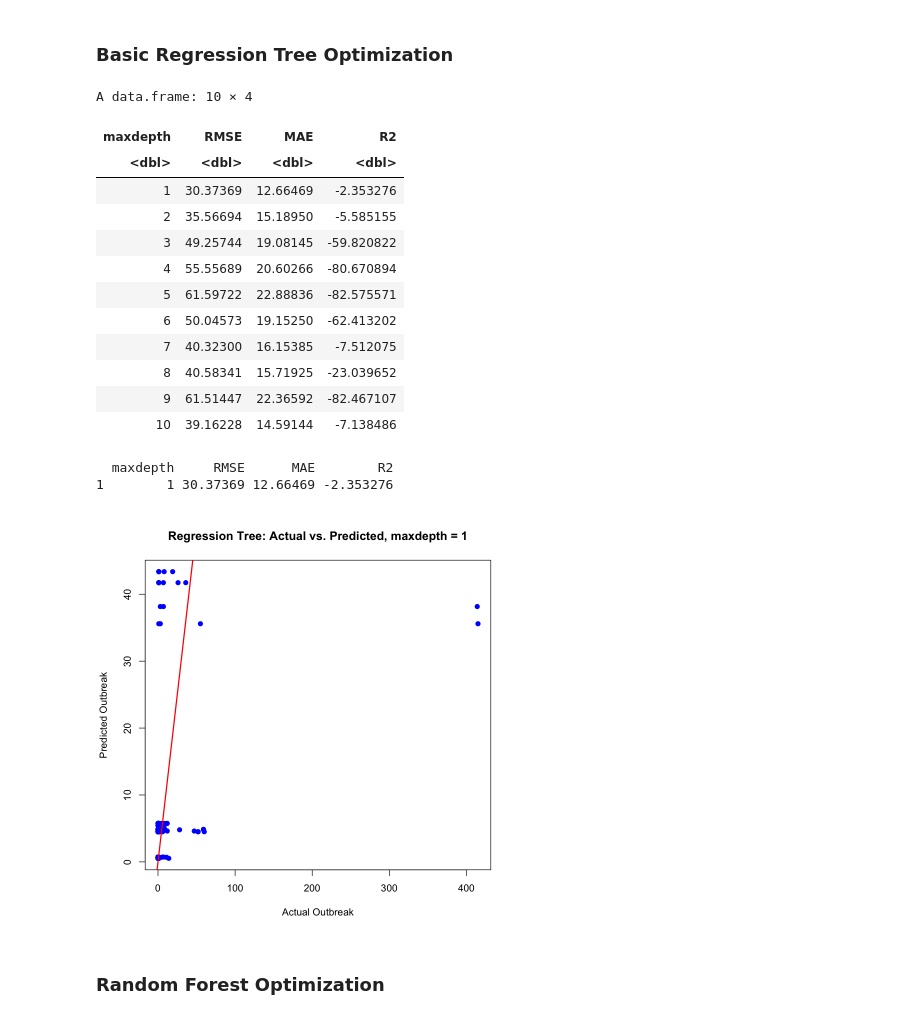
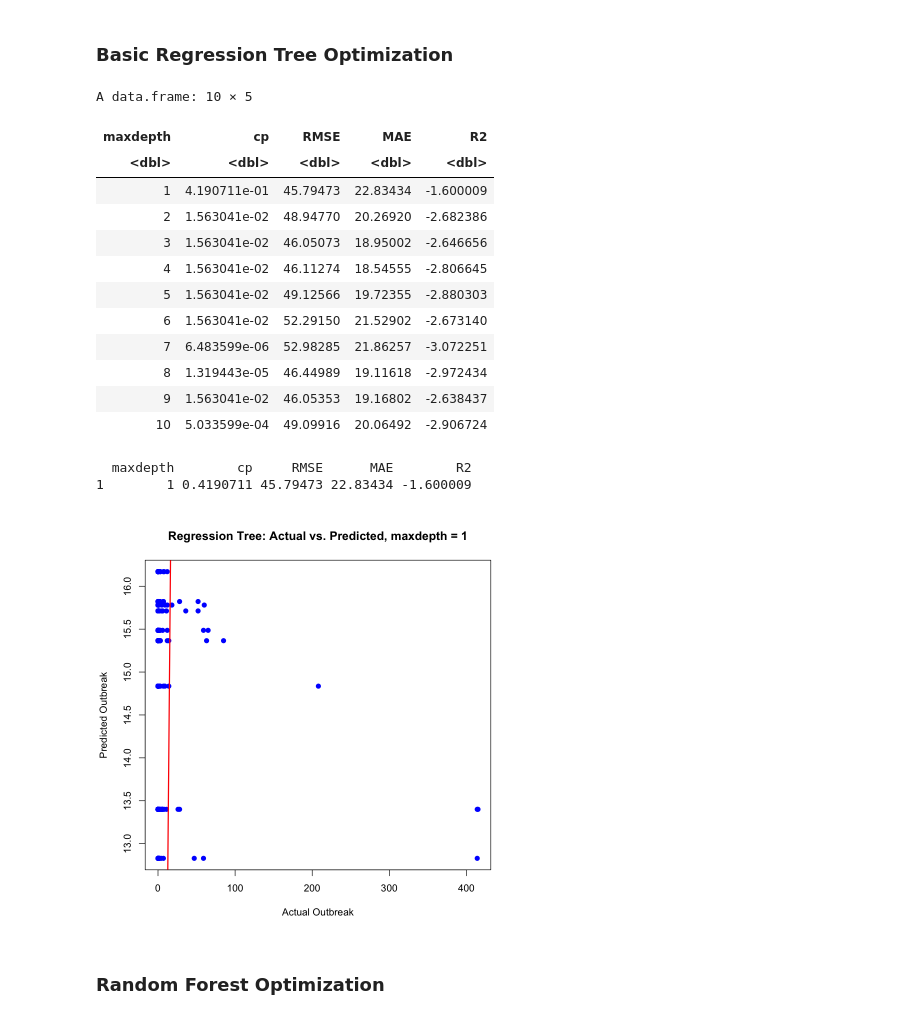
Before and after one commit to aichacamara/Measles-Outbreak-and-Public-Policy-Reluctance, a Jupyter notebook: 2026SU/regression_tree.ipynb, the cells around one changed output. Drawn from its saved outputs; the diff is of its cells as text; code cells hidden in the pictures.

```diff
--- a/2026SU/regression_tree.ipynb
+++ b/2026SU/regression_tree.ipynb
@@ -336,8 +323,8 @@ for(i in maxdepths){
     mod <- rpart(outbreak ~ .,
                  data    = fold_train,
                  method  = "anova",
-                 weights = ceiling(fold_train$population),
-                 control = rpart.control(maxdepth = i))
+                 #weights = ceiling(fold_train$population),
+                 control = rpart.control(maxdepth = i, cp = -1))
 
     cp_table <- mod$cptable
     opt_cp   <- as.numeric(cp_table[which.min(cp_table[, "xerror"]), "CP"])[1]
@@ -347,60 +334,61 @@ for(i in maxdepths){
     actual_values <- fold_test$outbreak
 
     depth_predictions <- rbind(depth_predictions, data.frame(
-      actual = actual_values,
+      actual    = actual_values,
       predicted = predictions
     ))
 
     fold_rmse <- c(fold_rmse, sqrt(mean((actual_values - predictions)^2)))
-    fold_mae  <- c(fold_mae, mean(abs(actual_values - predictions)))
+    fold_mae  <- c(fold_mae,  mean(abs(actual_values - predictions)))
 
     rss     <- sum((actual_values - predictions)^2)
     tss     <- sum((actual_values - mean(actual_values))^2)
-    fold_r2 <- c(fold_r2, 1 - (rss / tss))
+    fold_r2 <- c(fold_r2, if(tss == 0) NA else 1 - (rss / tss))
   }
 
   pred_plot_data[[as.character(i)]] <- depth_predictions
 
   results <- rbind(results, data.frame(
-    maxdepth = i,
-    RMSE     = mean(fold_rmse, na.rm = TRUE),
-    MAE      = mean(fold_mae,  na.rm = TRUE),
-    R2       = mean(fold_r2,   na.rm = TRUE)
+    maxdepth      = i,
+    cp            = opt_cp,
+    RMSE          = mean(fold_rmse, na.rm = TRUE),
+    MAE           = mean(fold_mae,  na.rm = TRUE),
+    R2            = mean(fold_r2,   na.rm = TRUE)
   ))
 }
 
 results
 best_clas <- results[which.max(results$R2), ]
 print(best_clas)
 
-best_depth <- best_clas$maxdepth[1]
+best_depth     <- best_clas$maxdepth[1]
 best_plot_data <- pred_plot_data[[as.character(best_depth)]]
 
 plot(best_plot_data$actual, best_plot_data$predicted,
      main = paste("Regression Tree: Actual vs. Predicted, maxdepth =", best_depth),
      xlab = "Actual Outbreak",
      ylab = "Predicted Outbreak",
-     pch = 19,
-     col = "blue")
+     pch  = 19,
+     col  = "blue")
 
 abline(0, 1, col = "red", lwd = 2)
 # %% [output]
-A data.frame: 10 × 4
+A data.frame: 10 × 5
-| maxdepth | RMSE | MAE | R2 |
-| <dbl> | <dbl> | <dbl> | <dbl> |
-| 1 | 30.37369 | 12.66469 | -2.353276 |
-| 2 | 35.56694 | 15.18950 | -5.585155 |
-| 3 | 49.25744 | 19.08145 | -59.820822 |
-| 4 | 55.55689 | 20.60266 | -80.670894 |
-| 5 | 61.59722 | 22.88836 | -82.575571 |
-| 6 | 50.04573 | 19.15250 | -62.413202 |
-| 7 | 40.32300 | 16.15385 | -7.512075 |
-| 8 | 40.58341 | 15.71925 | -23.039652 |
-| 9 | 61.51447 | 22.36592 | -82.467107 |
-| 10 | 39.16228 | 14.59144 | -7.138486 |
+| maxdepth | cp | RMSE | MAE | R2 |
+| <dbl> | <dbl> | <dbl> | <dbl> | <dbl> |
+| 1 | 4.190711e-01 | 45.79473 | 22.83434 | -1.600009 |
+| 2 | 1.563041e-02 | 48.94770 | 20.26920 | -2.682386 |
+| 3 | 1.563041e-02 | 46.05073 | 18.95002 | -2.646656 |
+| 4 | 1.563041e-02 | 46.11274 | 18.54555 | -2.806645 |
+| 5 | 1.563041e-02 | 49.12566 | 19.72355 | -2.880303 |
+| 6 | 1.563041e-02 | 52.29150 | 21.52902 | -2.673140 |
+| 7 | 6.483599e-06 | 52.98285 | 21.86257 | -3.072251 |
+| 8 | 1.319443e-05 | 46.44989 | 19.11618 | -2.972434 |
+| 9 | 1.563041e-02 | 46.05353 | 19.16802 | -2.638437 |
+| 10 | 5.033599e-04 | 49.09916 | 20.06492 | -2.906724 |
-  maxdepth     RMSE      MAE        R2
-1        1 30.37369 12.66469 -2.353276
+  maxdepth        cp     RMSE      MAE        R2
+1        1 0.4190711 45.79473 22.83434 -1.600009
-[figure, old version]
+[figure, new version]
 # %% [markdown]
 ### Random Forest Optimization
 # %%
```
Also changed, not shown: parts of 20 cells of this notebook.
